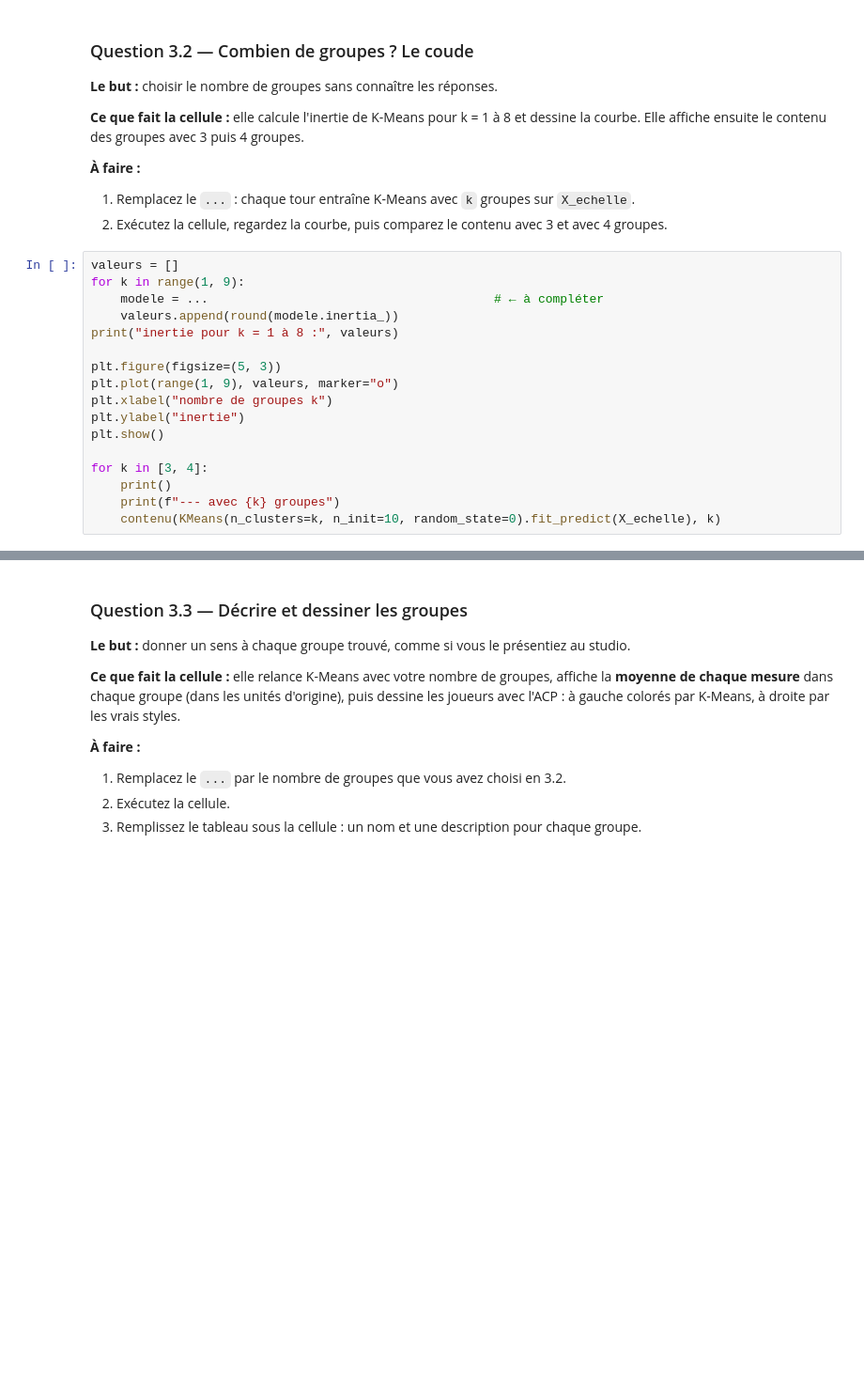
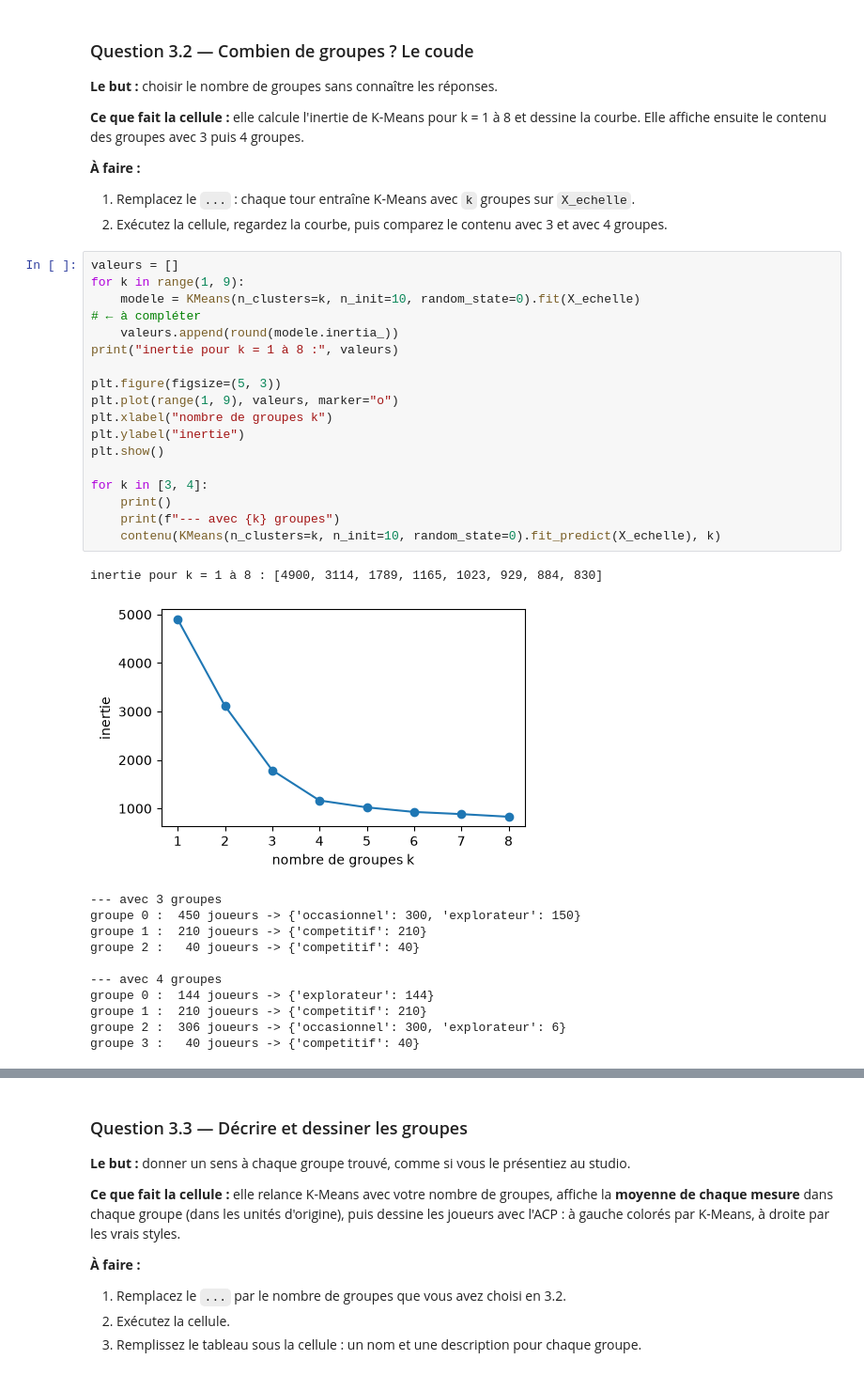
Before and after one commit to AndreGeorges/tp2_ia, a Jupyter notebook: TP2_depart.ipynb, the cells around one changed output, grey strips where cells are left out. Shown at 94% size. Cells and saved outputs as stored; diff of their text form; blank space fills up the shorter version.

Commit message:
fait le coude et compare 3 et 4 groupes, plus observations

```diff
--- a/TP2_depart.ipynb
+++ b/TP2_depart.ipynb
@@ -351,20 +351,33 @@ groupe 2 :   40 joueurs -> {'competitif': 40}
 # %%
 valeurs = []
 for k in range(1, 9):
-    modele = ...                                       # ← à compléter
+    modele = KMeans(n_clusters=k, n_init=10, random_state=0).fit(X_echelle)                                       # ← à compléter
     valeurs.append(round(modele.inertia_))
 print("inertie pour k = 1 à 8 :", valeurs)
 
 plt.figure(figsize=(5, 3))
 plt.plot(range(1, 9), valeurs, marker="o")
 plt.xlabel("nombre de groupes k")
 plt.ylabel("inertie")
 plt.show()
 
 for k in [3, 4]:
     print()
     print(f"--- avec {k} groupes")
     contenu(KMeans(n_clusters=k, n_init=10, random_state=0).fit_predict(X_echelle), k)
+# %% [output]
+inertie pour k = 1 à 8 : [4900, 3114, 1789, 1165, 1023, 929, 884, 830]
+[figure, added]
+--- avec 3 groupes
+groupe 0 :  450 joueurs -> {'occasionnel': 300, 'explorateur': 150}
+groupe 1 :  210 joueurs -> {'competitif': 210}
+groupe 2 :   40 joueurs -> {'competitif': 40}
+
+--- avec 4 groupes
+groupe 0 :  144 joueurs -> {'explorateur': 144}
+groupe 1 :  210 joueurs -> {'competitif': 210}
+groupe 2 :  306 joueurs -> {'occasionnel': 300, 'explorateur': 6}
+groupe 3 :   40 joueurs -> {'competitif': 40}
 # %% [markdown]
 **Observation 3.2**
 
```
Also changed, not shown: parts of 1 cell of this notebook.
